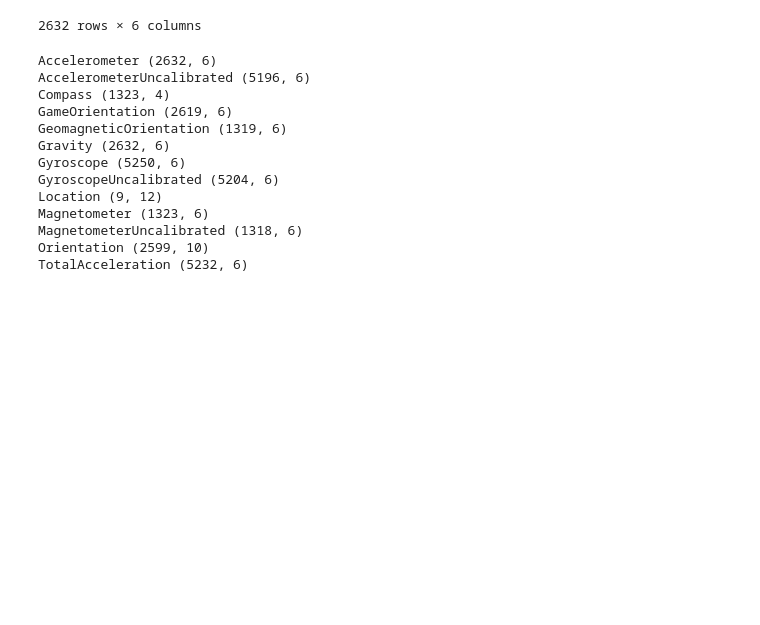
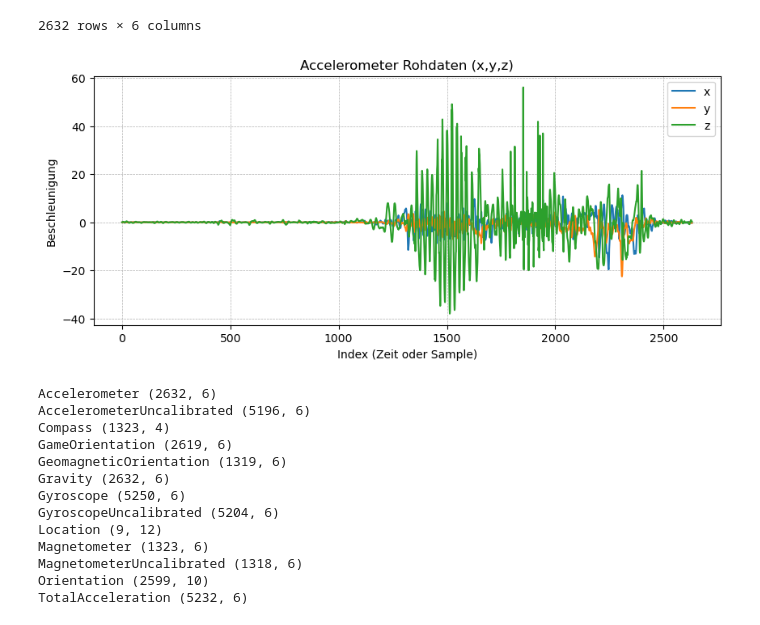
Before and after one commit to g0ld3ner/Untergrundklassifizierung, a Jupyter notebook: TEST_json_einlesen.ipynb, the cells around one changed output. Drawn from its saved outputs; the diff is of its cells as text; code cells hidden in the pictures; blank space fills up the shorter version.

```diff
--- a/TEST_json_einlesen.ipynb
+++ b/TEST_json_einlesen.ipynb
@@ -107,6 +107,22 @@ sensor_dfs["Accelerometer"]
 | 2630 | Accelerometer | 1.755603e+18 | 13.353683 | 0.306538 | -0.298226 | -0.361524 |
 | 2631 | Accelerometer | 1.755603e+18 | 13.358731 | 0.237306 | -0.237996 | -0.294209 |
 2632 rows × 6 columns
+# %%
+df_raw = sensor_dfs["Accelerometer"]
+plt.figure(figsize=(10,4))
+plt.plot(df_raw.index, df_raw["x"], label="x")
+plt.plot(df_raw.index, df_raw["y"], label="y")
+plt.plot(df_raw.index, df_raw["z"], label="z")
+plt.title("Accelerometer Rohdaten (x,y,z)")
+plt.xlabel("Index (Zeit oder Sample)")
+plt.ylabel("Beschleunigung")
+plt.grid(True, linestyle="--", linewidth=0.5)
+plt.legend()
+plt.show()
+
+# ==> kein gravitation im Sonsorbild
+# %% [output]
+[figure, added]
 # %%
 for key in sensor_dfs:
     print(f"{key} {sensor_dfs[key].shape}")
```
Also changed, not shown: parts of 17 cells of this notebook, 21 other files.
